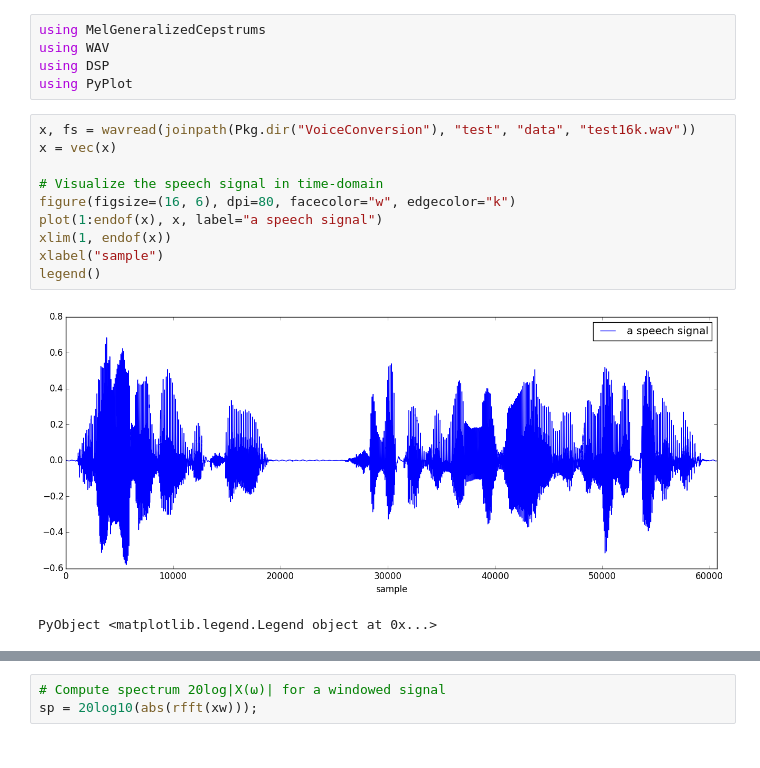
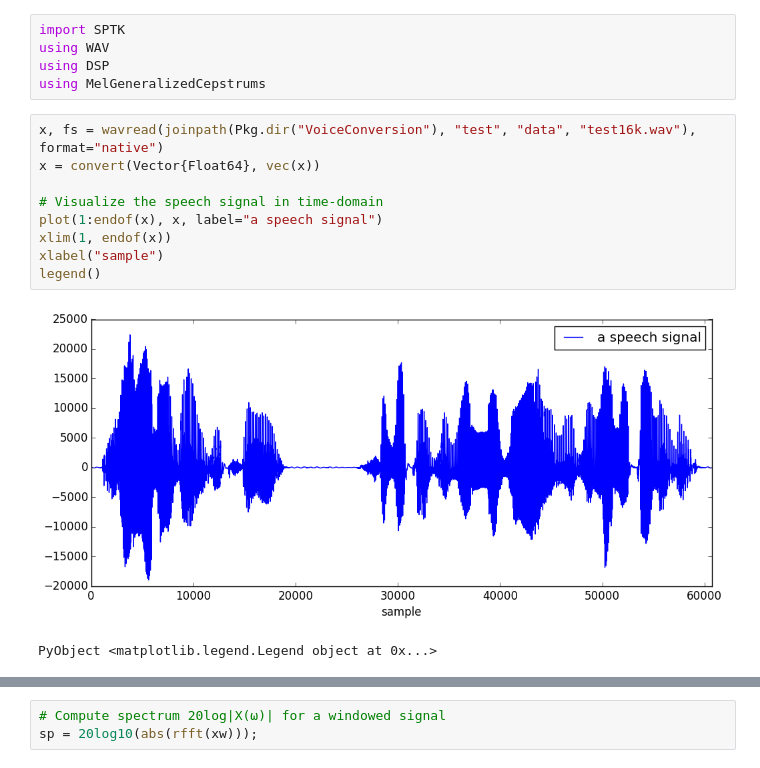
Before and after one commit to r9y9/MelGeneralizedCepstrums.jl, a Jupyter notebook: examples/MelGeneralizedCepstrumsBasedEnvelope.ipynb, the cells around one changed output, grey strips where cells are left out. Drawn from its saved outputs; the diff is of its cells as text.

Commit message:
Update example notebooks and related figures

```diff
--- a/examples/MelGeneralizedCepstrumsBasedEnvelope.ipynb
+++ b/examples/MelGeneralizedCepstrumsBasedEnvelope.ipynb
@@ -1,20 +8,19 @@
 # %%
-using MelGeneralizedCepstrums
+import SPTK
 using WAV
 using DSP
-using PyPlot
+using MelGeneralizedCepstrums
 # %%
-x, fs = wavread(joinpath(Pkg.dir("VoiceConversion"), "test", "data", "test16k.wav"))
-x = vec(x)
+x, fs = wavread(joinpath(Pkg.dir("VoiceConversion"), "test", "data", "test16k.wav"), format="native")
+x = convert(Vector{Float64}, vec(x))
 
 # Visualize the speech signal in time-domain
-figure(figsize=(16, 6), dpi=80, facecolor="w", edgecolor="k")
 plot(1:endof(x), x, label="a speech signal")
 xlim(1, endof(x))
 xlabel("sample")
 legend()
 # %% [output]
-[figure, old version]
+[figure, new version]
 PyObject <matplotlib.legend.Legend object at 0x...>
 # %%
 # Pick a short segment
```
Also changed, not shown: parts of 11 cells of this notebook, 16 other files.
